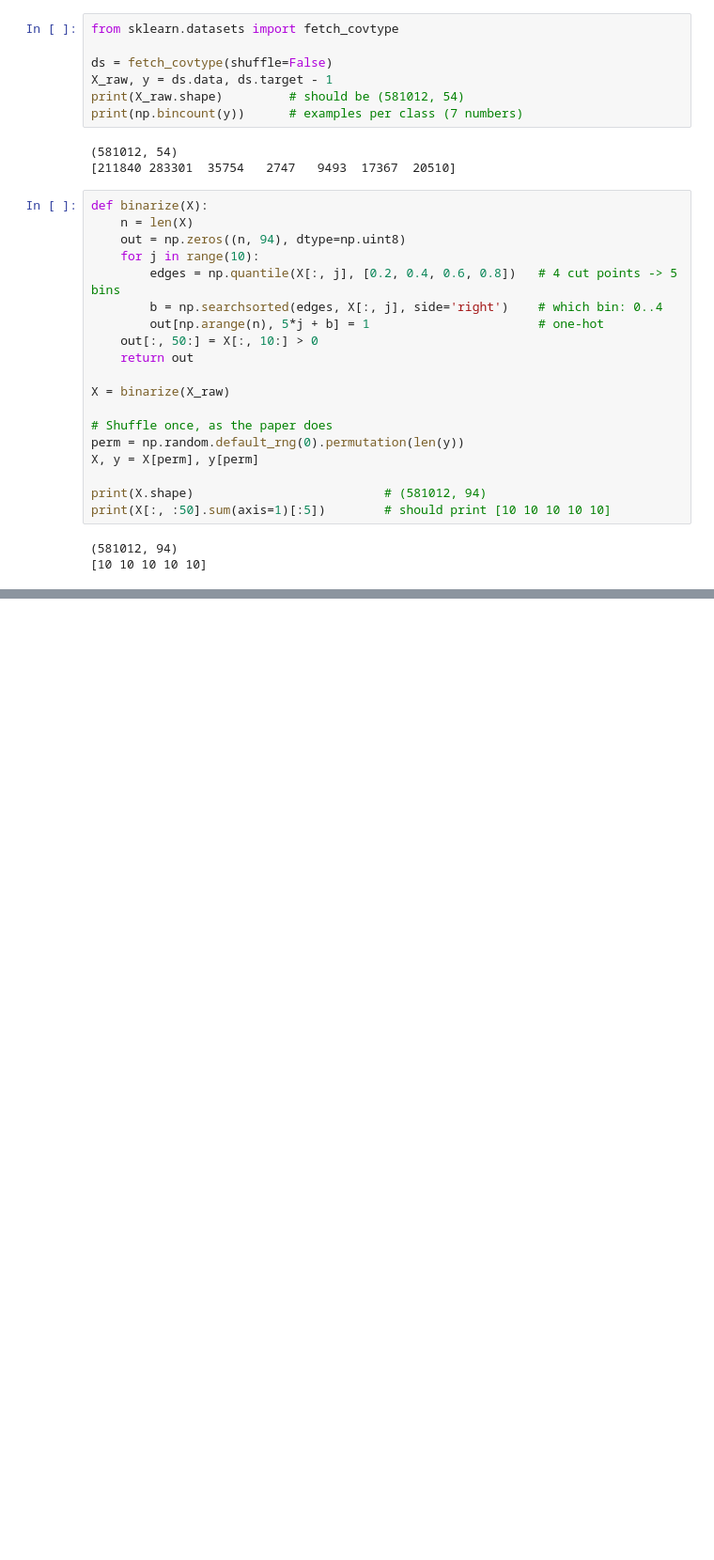
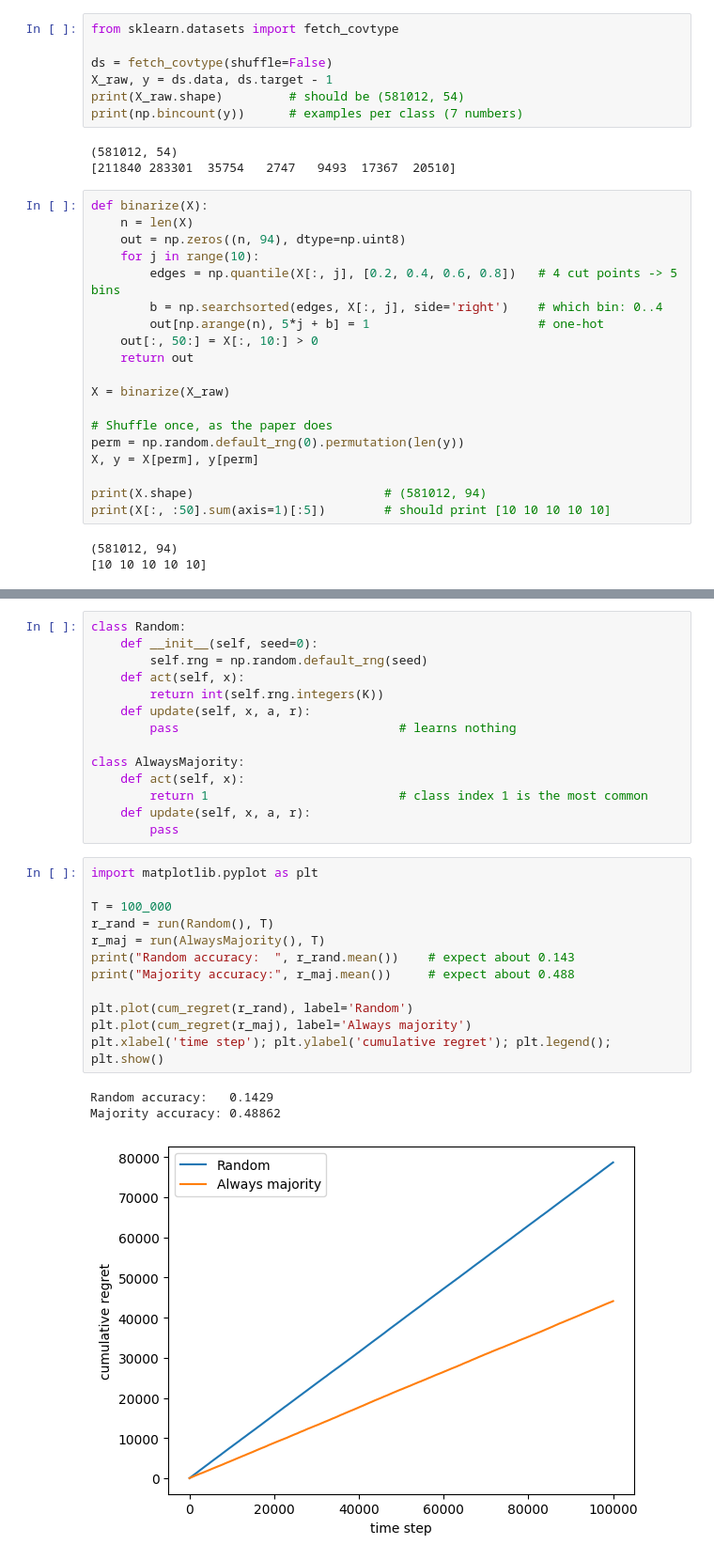
Before and after one commit to michelle-rahman/neural-bandit-plus, a Jupyter notebook: 01_data_and_baselines.ipynb, the cells around one changed output, grey strips where cells are left out. Shown at 94% size. Drawn from its saved outputs; the diff is of its cells as text; blank space fills up the shorter version.

```diff
--- a/01_data_and_baselines.ipynb
+++ b/01_data_and_baselines.ipynb
@@ -46,0 +67,30 @@ print(X[:, :50].sum(axis=1)[:5])        # should print [10 10 10 10 10]
+# %%
+class Random:
+    def __init__(self, seed=0):
+        self.rng = np.random.default_rng(seed)
+    def act(self, x):
+        return int(self.rng.integers(K))
+    def update(self, x, a, r):
+        pass                              # learns nothing
+
+class AlwaysMajority:
+    def act(self, x):
+        return 1                          # class index 1 is the most common
+    def update(self, x, a, r):
+        pass
+# %%
+import matplotlib.pyplot as plt
+
+T = 100_000
+r_rand = run(Random(), T)
+r_maj = run(AlwaysMajority(), T)
+print("Random accuracy:  ", r_rand.mean())    # expect about 0.143
+print("Majority accuracy:", r_maj.mean())     # expect about 0.488
+
+plt.plot(cum_regret(r_rand), label='Random')
+plt.plot(cum_regret(r_maj), label='Always majority')
+plt.xlabel('time step'); plt.ylabel('cumulative regret'); plt.legend(); plt.show()
+# %% [output]
+Random accuracy:   0.1429
+Majority accuracy: 0.48862
+[figure, added]
```
Also changed, not shown: parts of 5 cells of this notebook.
